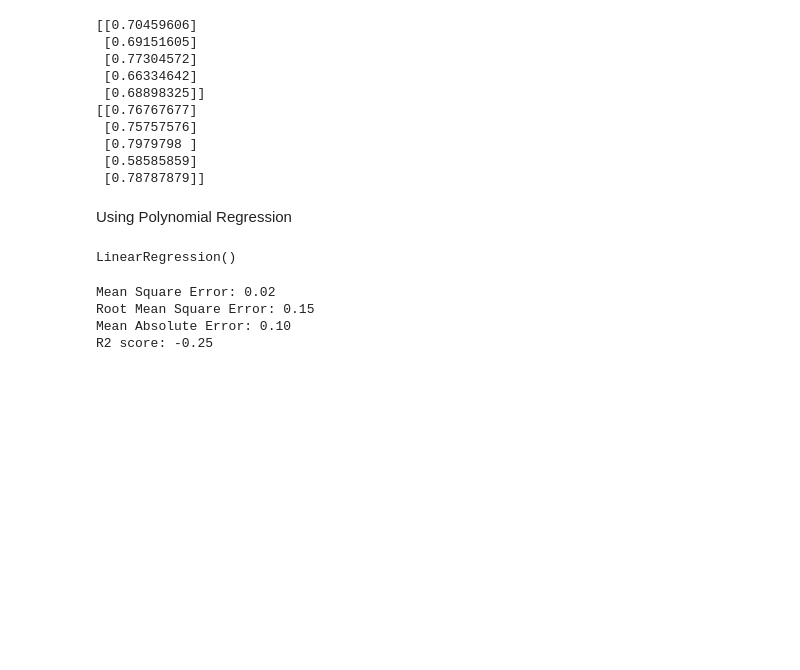
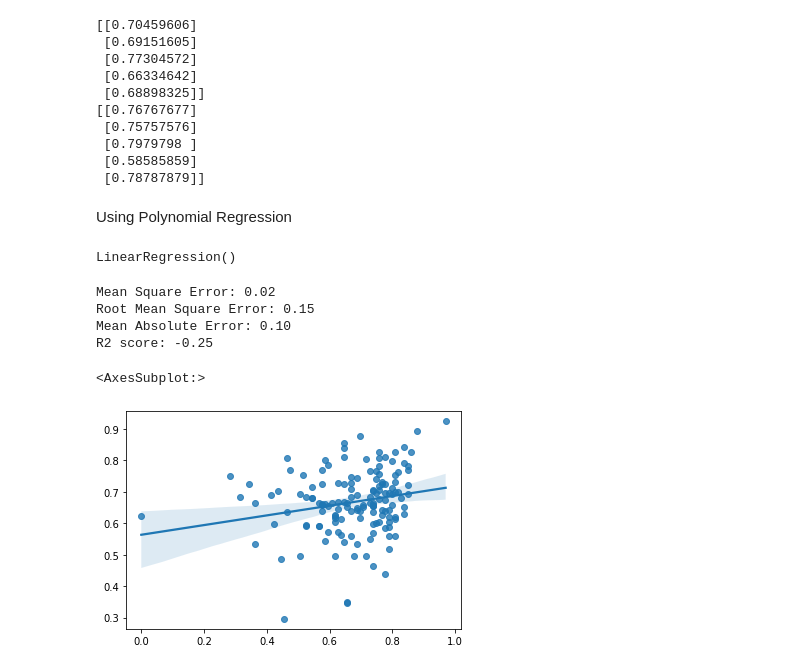
Before and after one commit to nitanshjain/Predicting_Spotify_Song_Popularity, a Jupyter notebook: AI_Project_Regression.ipynb, the cells around one changed output. Cells and saved outputs as stored; diff of their text form; code cells hidden in the pictures; blank space fills up the shorter version.

```diff
--- a/AI_Project_Regression.ipynb
+++ b/AI_Project_Regression.ipynb
@@ -196,3 +206,8 @@ Mean Square Error: 0.02
 Root Mean Square Error: 0.15
 Mean Absolute Error: 0.10
 R2 score: -0.25
+# %%
+sns.regplot(x=y_test, y=yhat_test_spotify_pop_poly_lr, data=spotify_features)
+# %% [output]
+<AxesSubplot:>
+[figure, added]
```
Also changed, not shown: parts of 3 cells of this notebook, 1 other file.
